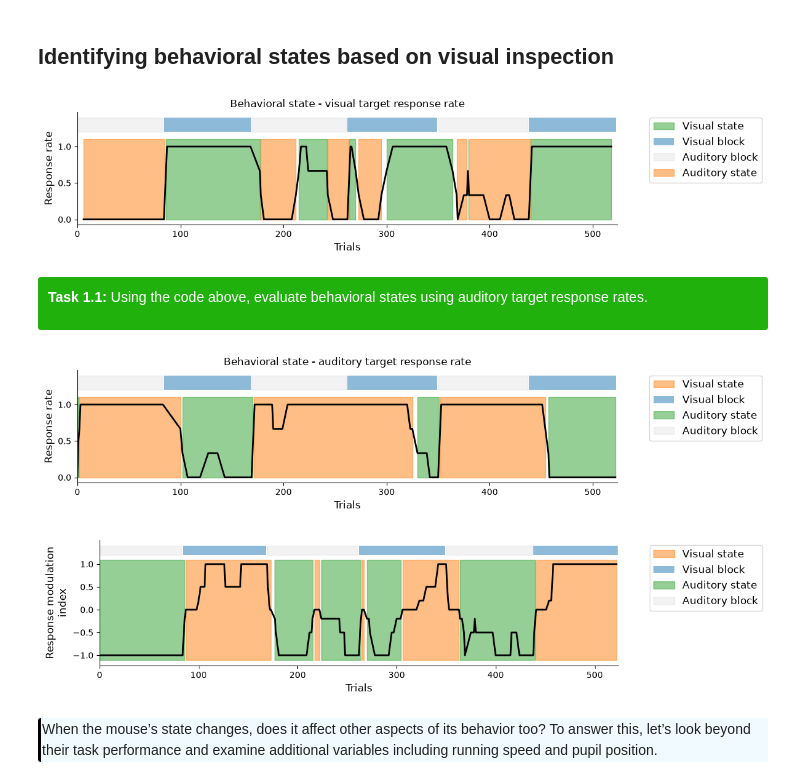
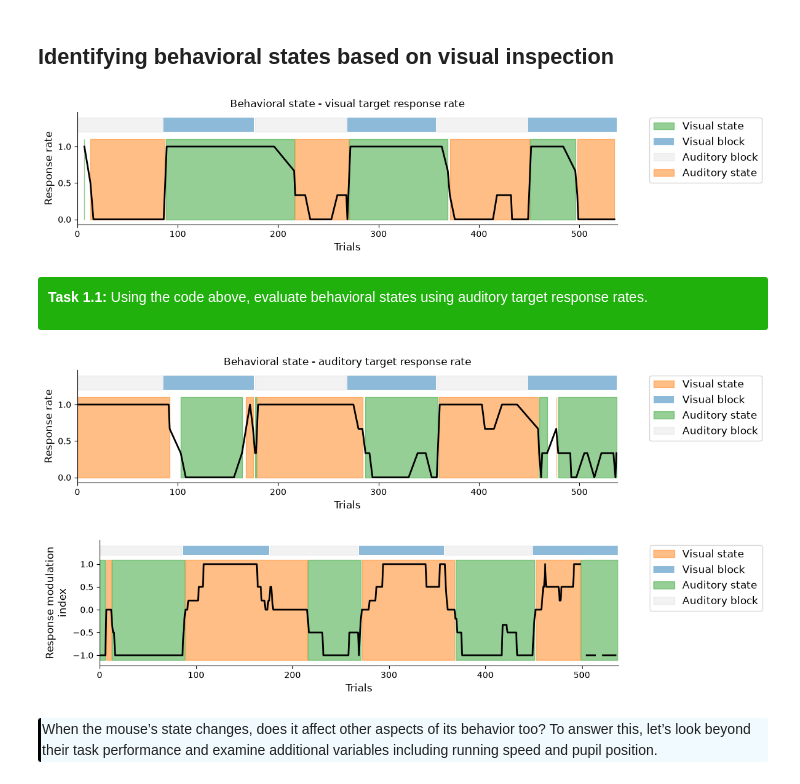
Before and after one commit to AllenSWDB/SWDB_2026_Behavioral_States, a Jupyter notebook: code/Workshop1.ipynb, the cells around one changed output. Cells and saved outputs as stored; diff of their text form; code cells hidden in the pictures.

```diff
--- a/code/Workshop1.ipynb
+++ b/code/Workshop1.ipynb
@@ -162,28 +162,28 @@ aud_target_response_rate = (
 )
 
 # Place rate estimates back onto the full target-trial sequence, Fill NaN values by propagating
-subset_trials["vis_target_response_rate"] = vis_target_response_rate.reindex(subset_trials.index).ffill().fillna(0)
-subset_trials["aud_target_response_rate"] = aud_target_response_rate.reindex(subset_trials.index).ffill().fillna(0)
+trials["vis_target_response_rate"] = vis_target_response_rate.reindex(trials.index).ffill().fillna(0)
+trials["aud_target_response_rate"] = aud_target_response_rate.reindex(trials.index).ffill().fillna(0)
 
 
 # Response Modualtion index = (vis_target_response_rate - aud_target_response_rate) / (vis_target_response_rate + aud_target_response_rate)
 # calculate denominator for response modulation index
 denominator = (
-    subset_trials["vis_target_response_rate"]
-    + subset_trials["aud_target_response_rate"]
+    trials["vis_target_response_rate"]
+    + trials["aud_target_response_rate"]
 )
 
-subset_trials["response_modulation_index"] = np.where(
+trials["response_modulation_index"] = np.where(
     denominator > 0,
     (
-        subset_trials["vis_target_response_rate"]
-        - subset_trials["aud_target_response_rate"]
+        trials["vis_target_response_rate"]
+        - trials["aud_target_response_rate"]
     ) / denominator,
     np.nan,
 )
 
 fig, ax = plt.subplots(figsize = (12, 2.8))
-ax.plot(subset_trials["response_modulation_index"], color="k", lw=2)
+ax.plot(trials["response_modulation_index"], color="k", lw=2)
 ax.plot([0, len(trials)], [0, 0], color="gray", lw=1, ls="--")
 
 # add block information
@@ -232,13 +232,14 @@ ax.set_ylabel('Response rate', fontsize = 12)
 ax.legend(bbox_to_anchor=(1.05, 1), fontsize = 12)
 plt.tight_layout()
 # %% [output]
-[figure, old version]
+[figure, new version]
 # %% [markdown]
 <div style="background: rgb(32, 177, 13); border-radius: 3px; padding: 10px; color: white;">
 <p><b>Task 1.1:</b> Using the code above, evaluate behavioral states using auditory target response rates.
 </p> </div>
 # %%
-# response rate thresholds for each modality
+# use the code block below to code up the answer:
+
 aud_target_threshold = 0.5
 behavioral_state = aud_target_response_rate > aud_target_threshold
 
@@ -263,33 +264,33 @@ ax.set_ylabel('Response rate', fontsize = 12)
 ax.legend(bbox_to_anchor=(1.05, 1), fontsize = 12)
 plt.tight_layout()
 # %% [output]
-[figure, old version]
+[figure, new version]
 # %%
 # response rate thresholds for each modality
 response_threshold = 0
-behavioral_state = subset_trials["response_modulation_index"] >= response_threshold
+behavioral_state = trials["response_modulation_index"] >= response_threshold
 
 fig, ax = plt.subplots(figsize = (12, 2.8))
-ax.plot( subset_trials["response_modulation_index"], color = 'k',  lw = 2)
+ax.plot( trials["response_modulation_index"], color = 'k',  lw = 2)
 
 ax.fill_between(behavioral_state.index, -1.1, 1.1, where=behavioral_state == 1, alpha=0.5, color = 'tab:orange', label = 'Visual state')
 ax.fill_between(vis_block.index, 1.2, 1.4, where=vis_block == 1, alpha=0.5, label = 'Visual block')
 
 ax.fill_between(behavioral_state.index, -1.1, 1.1, where=behavioral_state == 0, alpha=0.5, color = 'tab:green', label = 'Auditory state')
 ax.fill_between(vis_block.index, 1.2, 1.4, where=vis_block == 0, alpha=0.2, label = 'Auditory block', color = 'silver')
 
 
 # formatting
 ax.spines["top"].set_visible(False)
 ax.spines["right"].set_visible(False)
 ax.set_xlim(0, len(trials))
 ax.set_yticks(np.arange(-1, 1.1, 0.5))
 ax.set_xlabel('Trials', fontsize = 12)
 ax.set_ylabel('Response modulation\nindex', fontsize = 12)
 ax.legend(bbox_to_anchor=(1.05, 1), fontsize = 12)
 plt.tight_layout()
 # %% [output]
-[figure, old version]
+[figure, new version]
 # %% [markdown]
 <div style="border-left: 3px solid #000; border-radius: 3px; padding: 1px; padding-left: 10px; background: #F0FAFF; ">
 When the mouse’s state changes, does it affect other aspects of its behavior too? To answer this, let’s look beyond their task performance and examine additional variables including running speed and pupil position.
```
Also changed, not shown: parts of 12 cells of this notebook, 2 other files.
